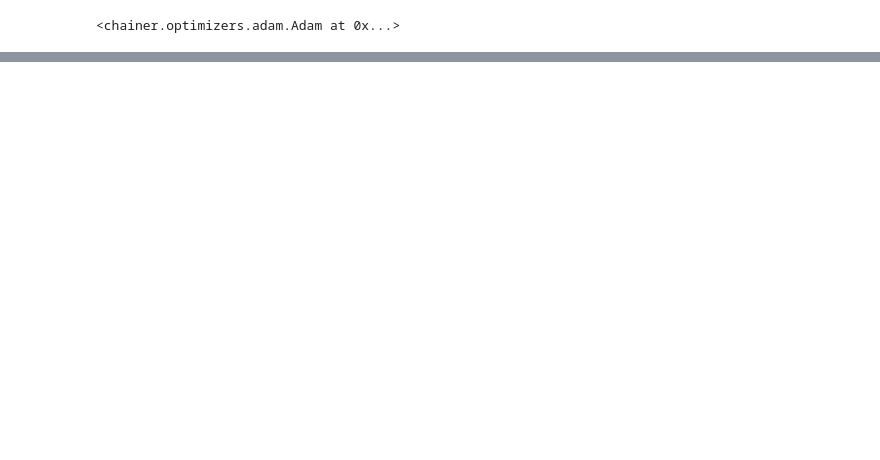
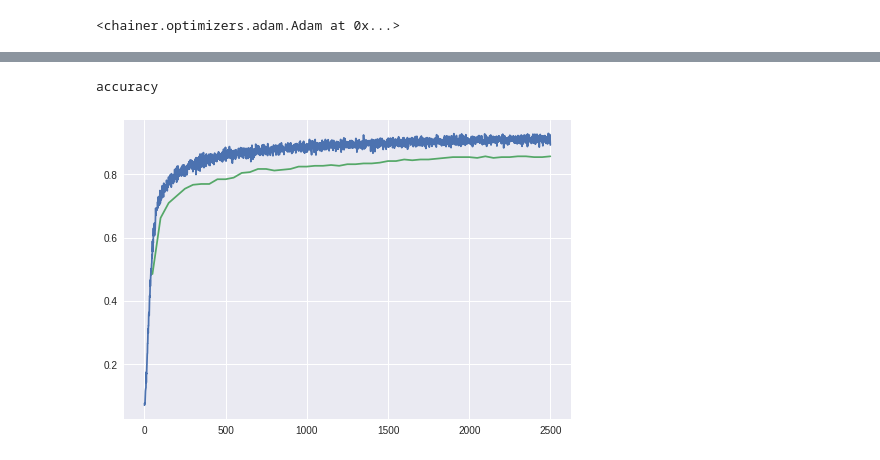
Before and after one commit to 3kame/tutorial-of-deep-learning, a Jupyter notebook: MNIST-convolution.ipynb, the cells around one changed output, grey strips where cells are left out. Cells and saved outputs as stored; diff of their text form; code cells hidden in the pictures; blank space fills up the shorter version.

```diff
--- a/MNIST-convolution.ipynb
+++ b/MNIST-convolution.ipynb
@@ -263,0 +141,8 @@ accuracy
+# %%
+print('accuracy')
+plt.plot(data_array[0],data_array[2])
+plt.plot(data_array[0][data_array[4]>=0],data_array[4][data_array[4]>=0])
+plt.show()
+# %% [output]
+accuracy
+[figure, added]
```
Also changed, not shown: parts of 25 cells of this notebook.
